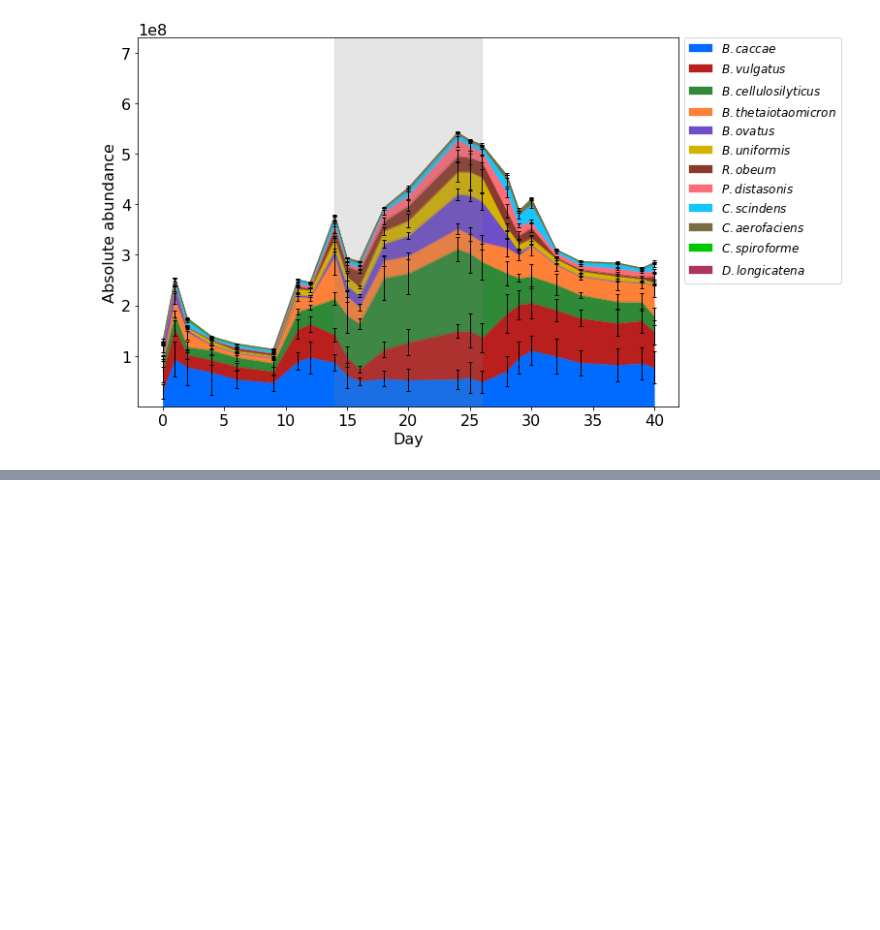
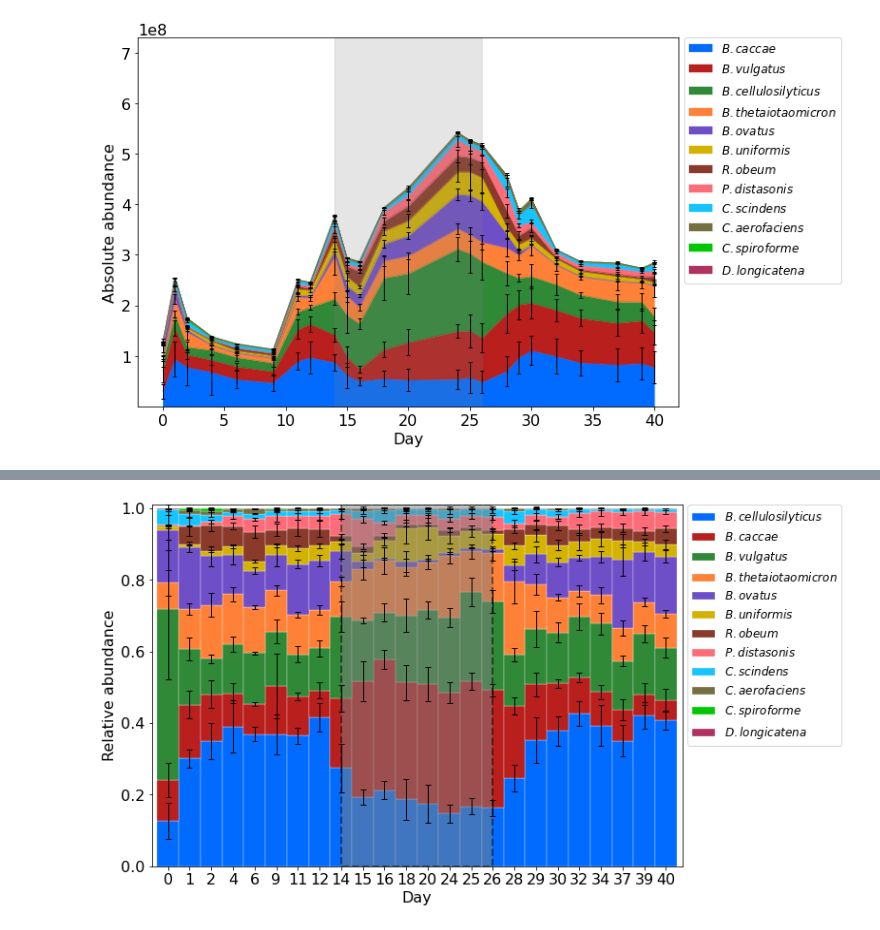
Before and after one commit to alejandrocs98/masters-thesis, a Jupyter notebook: ecological-modeling/abundance_plots.ipynb, the cells around one changed output, grey strips where cells are left out. Drawn from its saved outputs; the diff is of its cells as text; code cells hidden in the pictures; blank space fills up the shorter version.

```diff
--- a/ecological-modeling/abundance_plots.ipynb
+++ b/ecological-modeling/abundance_plots.ipynb
@@ -305,0 +407,5 @@ plt.show()
+# %%
+plot_relative_abundance(lf0_reads)
+plt.show()
+# %% [output]
+[figure, added]
```
Also changed, not shown: parts of 17 cells of this notebook, 3 other files.
